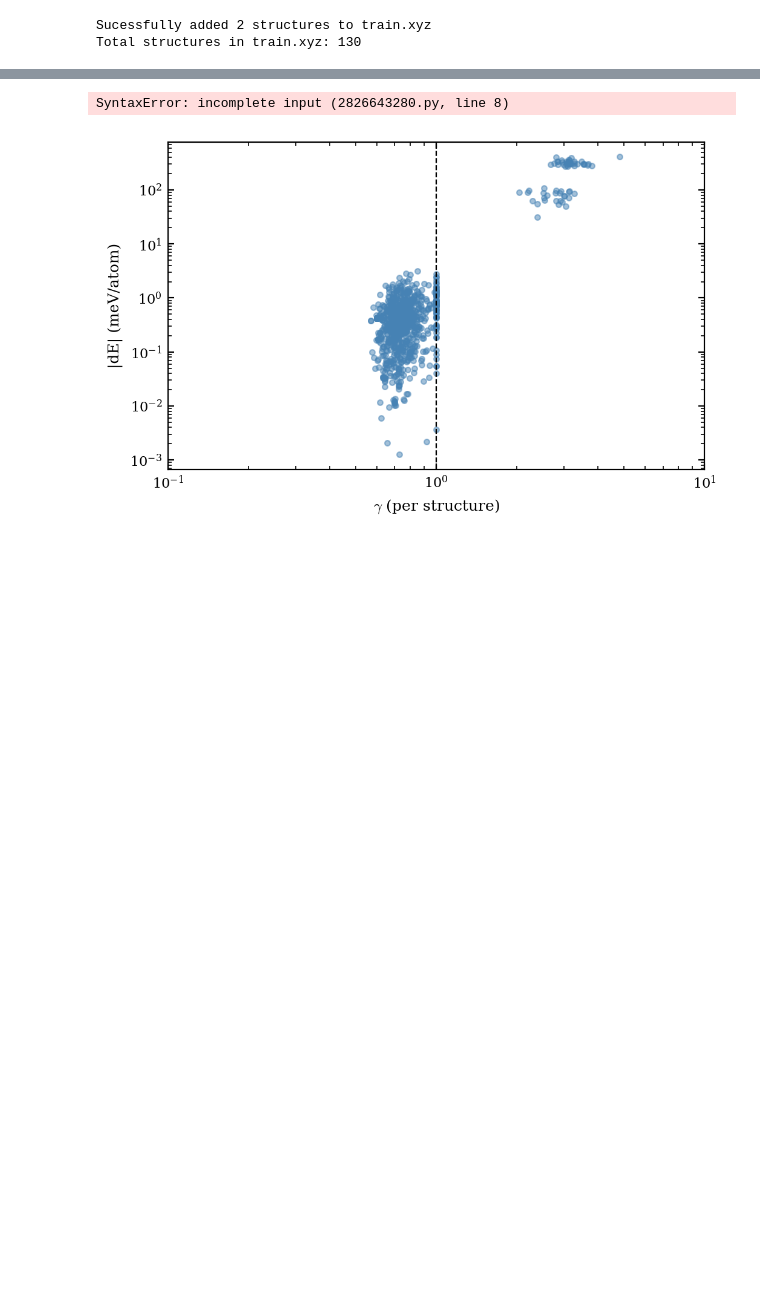
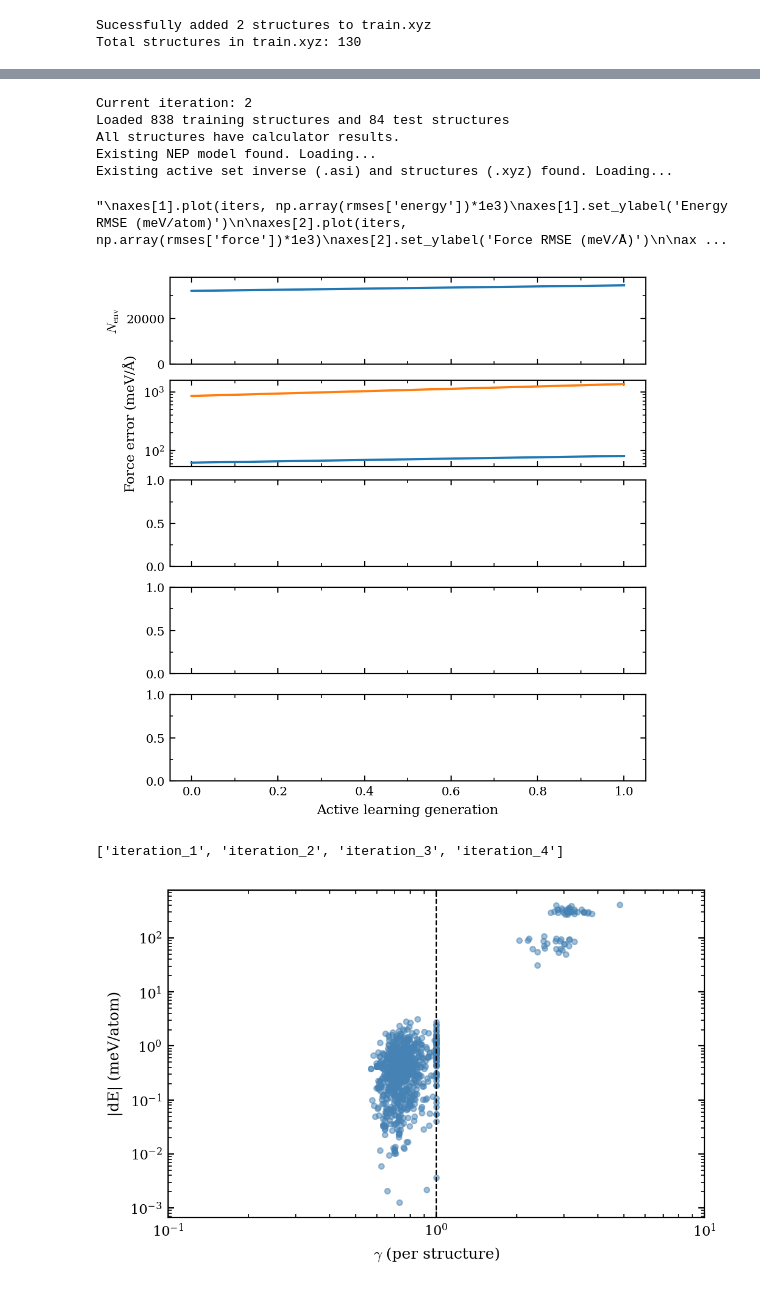
Before and after one commit to ThomasRavnborg/OxideSlabs, a Jupyter notebook: MLtraining.ipynb, the cells around one changed output, grey strips where cells are left out. Cells and saved outputs as stored; diff of their text form; code cells hidden in the pictures; blank space fills up the shorter version.

```diff
--- a/MLtraining.ipynb
+++ b/MLtraining.ipynb
@@ -650,15 +659,13 @@ Total structures in train.xyz: 130
+# %%
+NEP = ActiveLearningNEP('results/ALnep')
+# %% [output]
+Current iteration: 2
+Loaded 838 training structures and 84 test structures
+All structures have calculator results.
+Existing NEP model found. Loading...
+Existing active set inverse (.asi) and structures (.xyz) found. Loading...
 # %%
 # List folders in NEP.run_dir
 iter_folders = [f for f in os.listdir(NEP.run_dir) if os.path.isdir(os.path.join(NEP.run_dir, f))]
 # Remove 'DFT' from the list if it exists
 iter_folders = [f for f in iter_folders if f != 'DFT']
-# %%
-#structures = []
-for i, iter in enumerate(iter_folders):
-
-    #NEP = ActiveLearningNEP('results/ALnep3', iteration=i+1)
-
-    #N = len(NEP.train_data)
-    #print(f"{iter}: {N} training structures")
-# %% [output]
-SyntaxError: incomplete input (2826643280.py, line 8)
@@ -665,3 +728,42 @@ SyntaxError: incomplete input (2826643280.py, line 8)
+# %%
+# Plot the learning curves for each property vs iteration number
+lf = LatexFigure()
+fig, axes = lf.create(AR=0.2, width=1, subplots=(5, 1), sharex=True)
+
+"""
+axes[0].plot(iters, N_train)
+axes[0].set_ylabel('$N_\mathrm{train}$')
+axes[0].set_ylim(0, max(N_train)*1.1)
+"""
+axes[0].plot(iters, N_env)
+axes[0].set_ylabel('$N_\mathrm{env}$')
+axes[0].set_ylim(0, max(N_env)*1.1)
+
+axes[1].plot(iters, dF_RMSE*1e3)
+axes[1].plot(iters, dF_max*1e3)
+axes[1].set_ylabel('Force error (meV/Å)')
+axes[1].set_yscale('log')
+#axes[1].set_ylim(1e2, 1e4)
+
+axes[-1].set_xlabel('Active learning generation')
+
+"""
+axes[1].plot(iters, np.array(rmses['energy'])*1e3)
+axes[1].set_ylabel('Energy RMSE (meV/atom)')
+
+axes[2].plot(iters, np.array(rmses['force'])*1e3)
+axes[2].set_ylabel('Force RMSE (meV/Å)')
+
+axes[4].set_xlabel('Active learning generation')
+axes[4].set_xlim(0, max(iters))
+"""
+# %% [output]
+"\naxes[1].plot(iters, np.array(rmses['energy'])*1e3)\naxes[1].set_ylabel('Energy RMSE (meV/atom)')\n\naxes[2].plot(iters, np.array(rmses['force'])*1e3)\naxes[2].set_ylabel('Force RMSE (meV/Å)')\n\nax ...
+[figure, added]
+# %%
+iter_folders
+# %% [output]
+['iteration_1', 'iteration_2', 'iteration_3', 'iteration_4']
 # %%
 def calculate_dE_dF(structures):
     from calorine.calculators import CPUNEP
```
Also changed, not shown: parts of 38 cells of this notebook, 1 other file.
